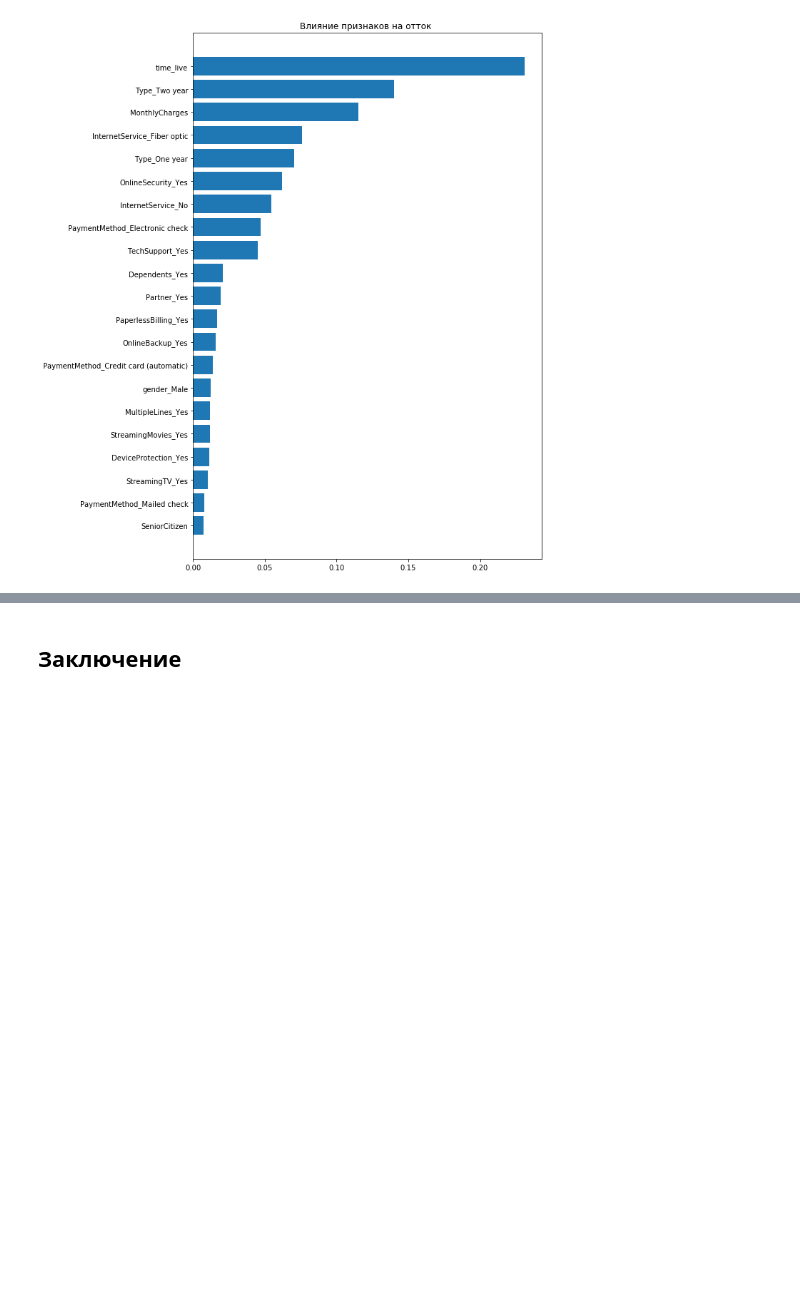
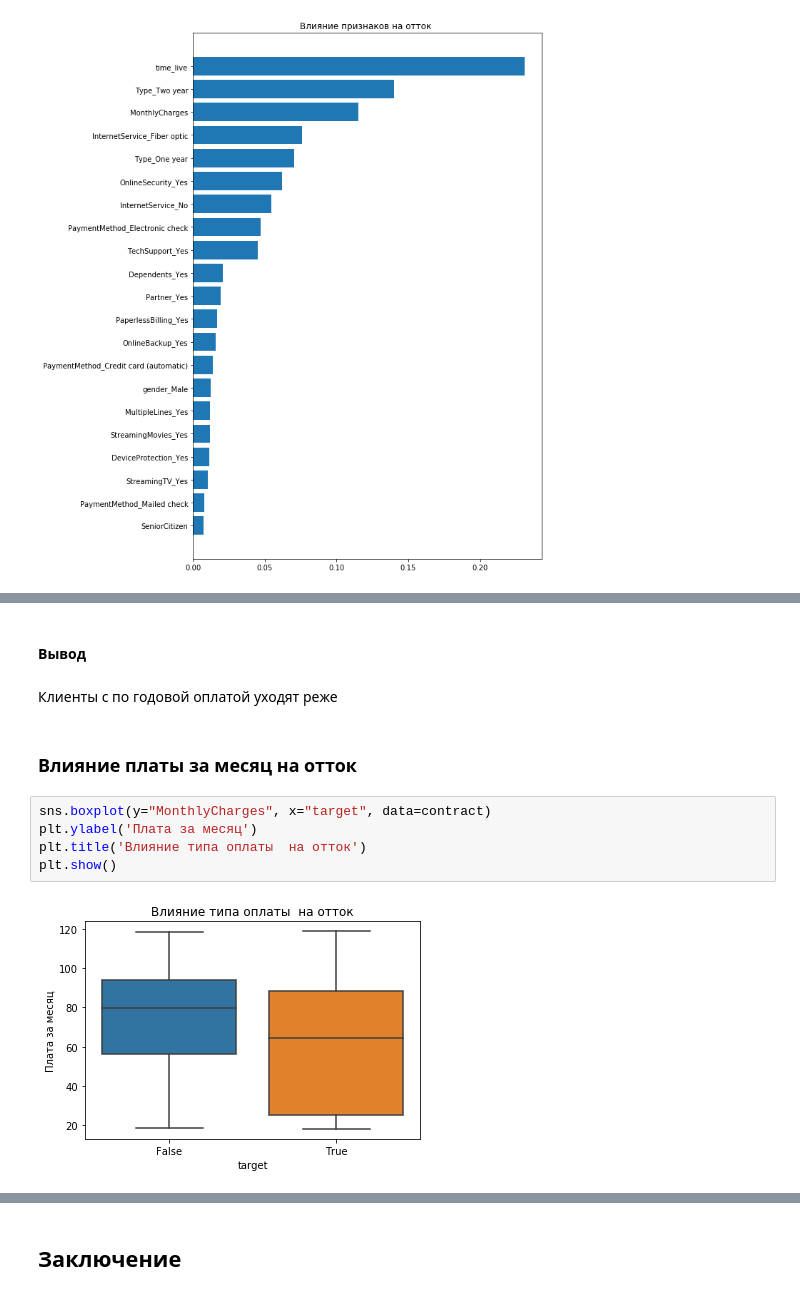
Before and after one commit to Chularev/study_cv, a Jupyter notebook: notebook.ipynb, the cells around one changed output, grey strips where cells are left out. Drawn from its saved outputs; the diff is of its cells as text; blank space fills up the shorter version.

```diff
--- a/notebook.ipynb
+++ b/notebook.ipynb
@@ -1052,0 +1083,13 @@ plt.show()
+# %% [markdown]
+#### Вывод
+# %% [markdown]
+Клиенты с по годовой оплатой уходят реже
+# %% [markdown]
+### Влияние платы за месяц на отток
+# %%
+sns.boxplot(y="MonthlyCharges", x="target", data=contract)
+plt.ylabel('Плата за месяц')
+plt.title('Влияние типа оплаты  на отток')
+plt.show()
+# %% [output]
+[figure, added]
```
Also changed, not shown: parts of 14 cells of this notebook.
